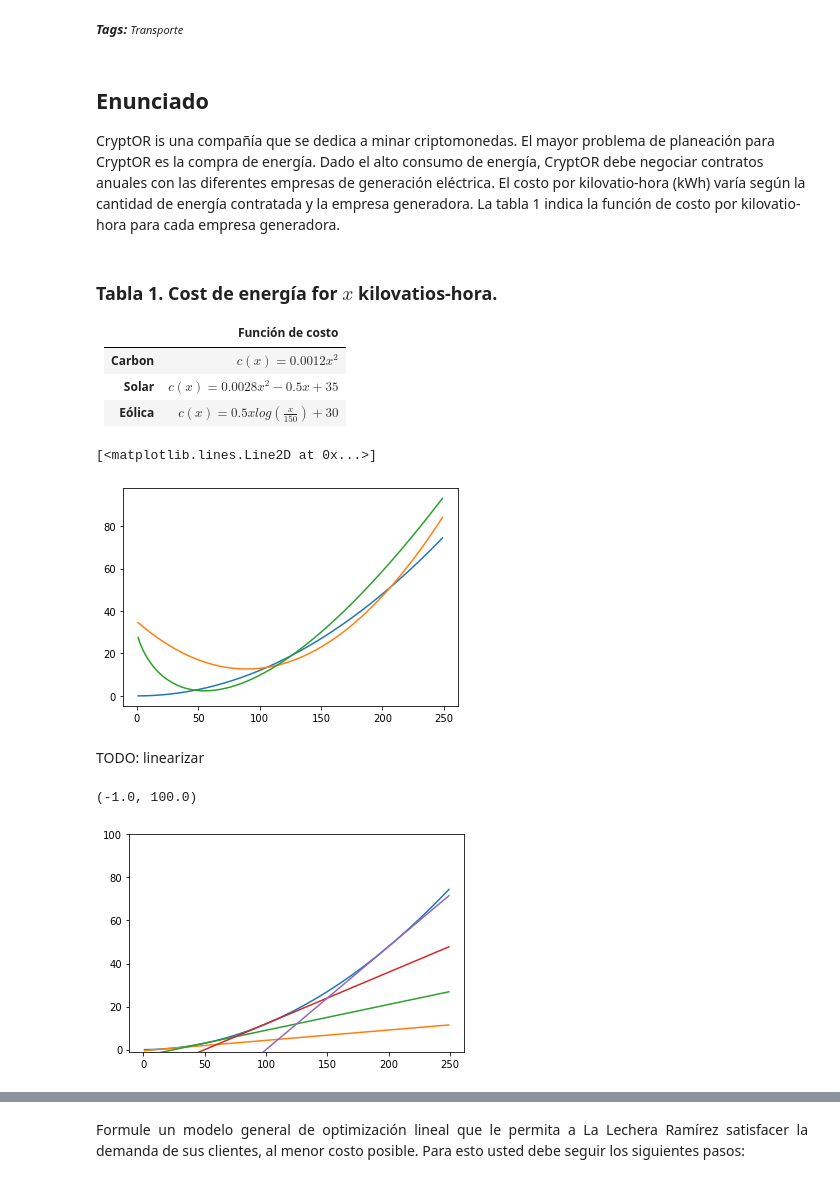
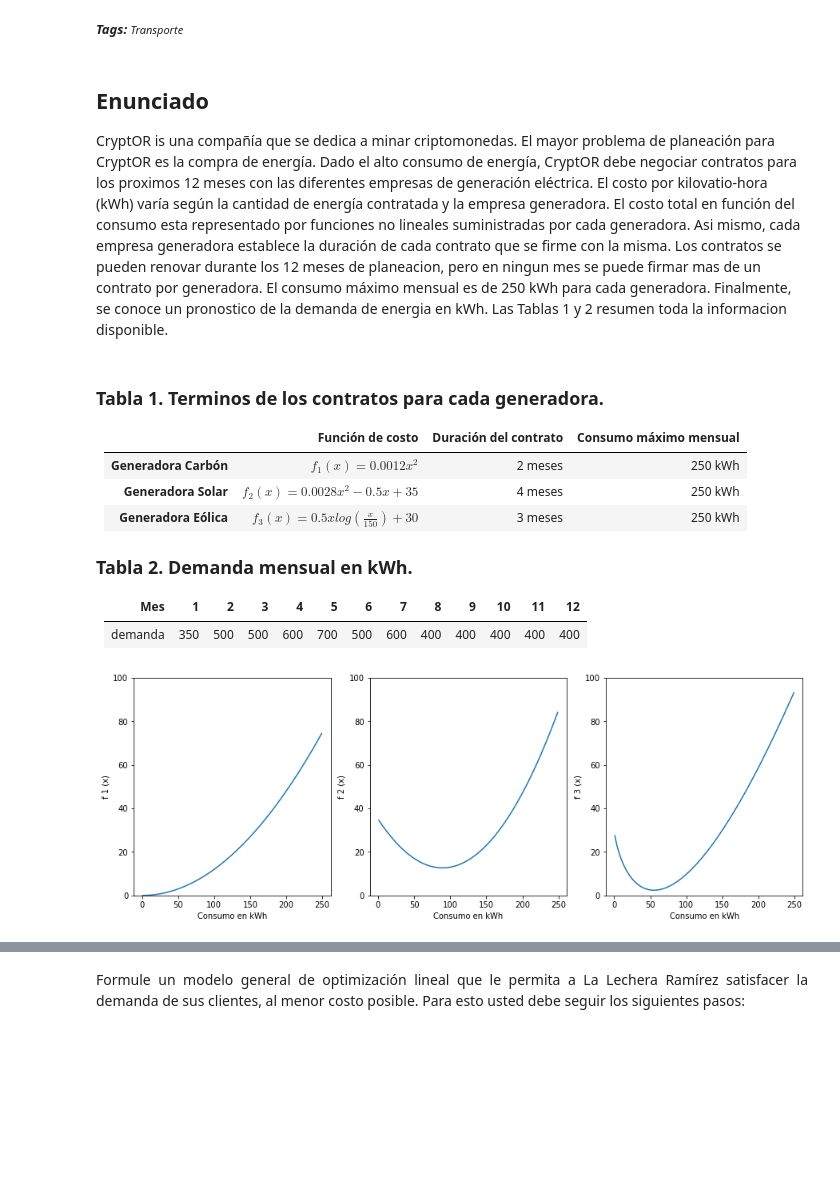
Before and after one commit to copa-uniandes/optimizacion, a Jupyter notebook: optimizacion/Soluciones/CryptOR.ipynb, the cells around one changed output, grey strips where cells are left out. Drawn from its saved outputs; the diff is of its cells as text; code cells hidden in the pictures; blank space fills up the shorter version.

```diff
--- a/optimizacion/Soluciones/CryptOR.ipynb
+++ b/optimizacion/Soluciones/CryptOR.ipynb
@@ -4,40 +4,45 @@
 <b><i style="font-size:13px">Tags: </i></b><i style="font-size:11px">Transporte</i>
 # %% [markdown]
 ## Enunciado
-CryptOR is una compañía que se dedica a minar criptomonedas. El mayor problema de planeación para CryptOR es la compra de energía. Dado el alto consumo de energía, CryptOR debe negociar contratos anuales con las diferentes empresas de generación eléctrica. El costo por kilovatio-hora (kWh) varía según la cantidad de energía contratada y la empresa generadora. La tabla 1 indica la función de costo por kilovatio-hora para cada empresa generadora.
+CryptOR is una compañía que se dedica a minar criptomonedas. El mayor problema de planeación para CryptOR es la compra de energía. Dado el alto consumo de energía, CryptOR debe negociar contratos para los proximos 12 meses con las diferentes empresas de generación eléctrica. El costo por kilovatio-hora (kWh) varía según la cantidad de energía contratada y la empresa generadora. El costo total en función del consumo esta representado por funciones no lineales suministradas por cada generadora. Asi mismo, cada empresa generadora establece la duración de cada contrato que se firme con la misma. Los contratos se pueden renovar durante los 12 meses de planeacion, pero en ningun mes se puede firmar mas de un contrato por generadora. El consumo máximo mensual es de 250 kWh para cada generadora. Finalmente, se conoce un pronostico de la demanda de energia en kWh. Las Tablas 1 y 2 resumen toda la informacion disponible.
 # %% [markdown]
-### Tabla 1. Cost de energía for $x$ kilovatios-hora.
+### Tabla 1. Terminos de los contratos para cada generadora.
 
-|            |**Función de costo**|
-|:----------:|----------:|
-|**Carbon**|$c(x) = 0.0012 x^2$        |
-|**Solar**|$c(x) = 0.0028 x^2 - 0.5x + 35$|
-|**Eólica**|$c(x) = 0.5 x log(\frac{x}{150}) + 30$
+|                     |**Función de costo**                      | **Duración del contrato**| **Consumo máximo mensual**|
+|:-------------------:|:----------------------------------------:|:------------------------:|:-------------------------:|
+|**Generadora Carbón**|$f_1(x) = 0.0012 x^2$                     | 2 meses                  | 250 kWh                   |
+|**Generadora Solar** |$f_2(x) = 0.0028 x^2 - 0.5x + 35$         | 4 meses                  | 250 kWh                   |
+|**Generadora Eólica**|$f_3(x) = 0.5 x log(\frac{x}{150}) + 30$  | 3 meses                  | 250 kWh                   |
+
+### Tabla 2. Demanda mensual en kWh.
+
+|Mes| 1 | 2 | 3 | 4 | 5 | 6 | 7 | 8 | 9 | 10 | 11 | 12|
+|:-:|:-:|:-:|:-:|:-:|:-:|:-:|:-:|:-:|:-:|:-:|:-:|:-:|
+|demanda| 350| 500| 500| 600| 700| 500| 600| 400| 400| 400| 400| 400|
 # %%
 import matplotlib.pyplot as plt
 import numpy as np
-kwh = np.arange(1,250)
-# TODO add subplots
+
 def f1(x):
+    # Función de costo de la generadora carbón
     return 0.0012 * (x ** 2)
 def f2(x):
+    # Función de costo de la generadora solar
     return 0.0028 * x ** 2 - 0.5*x + 35
 def f3(x):
+    # Función de costo de la generadora eólica
     return 0.5 * x*np.log(x/150) + 30
-plt.plot(kwh, f1(kwh))
-plt.plot(kwh, f2(kwh))
-plt.plot(kwh, f3(kwh))
+
+# Puntos de evaluacion de la función
+kwh = np.arange(1,250)
+
+fig, axs = plt.subplots(1,3, sharey=False, sharex=True, figsize=(15,5))
+axs[0].plot(kwh, f1(kwh))
+axs[1].plot(kwh, f2(kwh))
+axs[2].plot(kwh, f3(kwh))
+for ax_ix, ax in enumerate(axs):
+    ax.set_xlabel("Consumo en kWh")
+    ax.set_ylabel(f"f {ax_ix+1} (x)")
+    ax.set_ylim([0,100])
 # %% [output]
-[<matplotlib.lines.Line2D at 0x...>]
-[figure, old version]
+[figure, new version]
-# %% [markdown]
-TODO: linearizar
-# %%
-plt.plot(kwh, f1(kwh))
-for x_0 in [20, 50, 100, 200]:
-    plt.plot(kwh, f1(x_0) + 0.0012*2 * x_0 * (kwh - x_0))
-    print(f'Function en {x_0}:  {f1(x_0):.3f} + {df1(x_0):.3f} * (x - {x_0})')
-plt.ylim([-1, 100])
-# %% [output]
-(-1.0, 100.0)
-[figure, removed]
```
Also changed, not shown: parts of 5 cells of this notebook.
